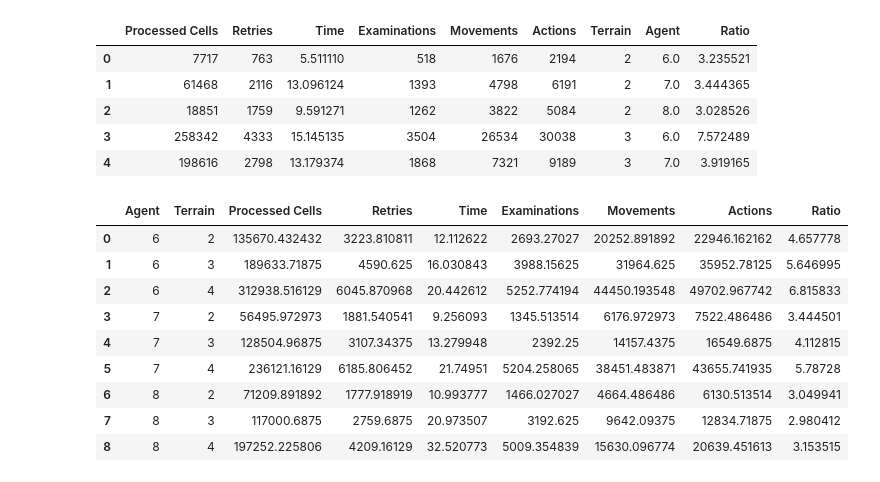
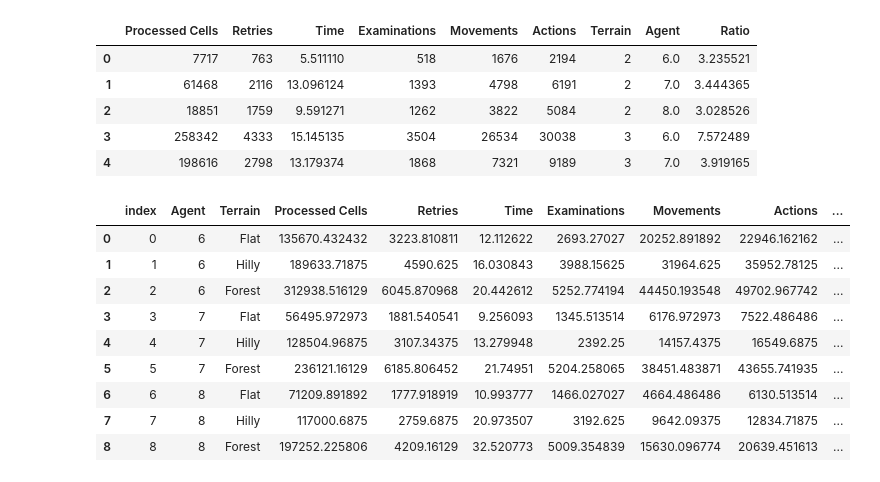
Before and after one commit to advil64/probabilistic-sensing, a Jupyter notebook: test.ipynb, the cells around one changed output. Cells and saved outputs as stored; diff of their text form; code cells hidden in the pictures.

```diff
--- a/test.ipynb
+++ b/test.ipynb
@@ -48,20 +48,22 @@ results_df.to_csv('misc/test_results_terrain3.csv')
 # %%
 results_df = results_df.convert_dtypes()
 grouped_df = results_df.groupby(['Agent', 'Terrain'])
 avg_results_df = grouped_df.mean()
 avg_results_df = avg_results_df.reset_index()
+avg_results_df['Terrain'] = avg_results_df['Terrain'].map({2:'Flat', 3:'Hilly', 4:'Forest'})
+avg_results_df = avg_results_df.reset_index()
 avg_results_df
 # %% [output]
-|  | Agent | Terrain | Processed Cells | Retries | Time | Examinations | Movements | Actions | Ratio |
-| 0 | 6 | 2 | 135670.432432 | 3223.810811 | 12.112622 | 2693.27027 | 20252.891892 | 22946.162162 | 4.657778 |
-| 1 | 6 | 3 | 189633.71875 | 4590.625 | 16.030843 | 3988.15625 | 31964.625 | 35952.78125 | 5.646995 |
-| 2 | 6 | 4 | 312938.516129 | 6045.870968 | 20.442612 | 5252.774194 | 44450.193548 | 49702.967742 | 6.815833 |
-| 3 | 7 | 2 | 56495.972973 | 1881.540541 | 9.256093 | 1345.513514 | 6176.972973 | 7522.486486 | 3.444501 |
-| 4 | 7 | 3 | 128504.96875 | 3107.34375 | 13.279948 | 2392.25 | 14157.4375 | 16549.6875 | 4.112815 |
-| 5 | 7 | 4 | 236121.16129 | 6185.806452 | 21.74951 | 5204.258065 | 38451.483871 | 43655.741935 | 5.78728 |
-| 6 | 8 | 2 | 71209.891892 | 1777.918919 | 10.993777 | 1466.027027 | 4664.486486 | 6130.513514 | 3.049941 |
-| 7 | 8 | 3 | 117000.6875 | 2759.6875 | 20.973507 | 3192.625 | 9642.09375 | 12834.71875 | 2.980412 |
-| 8 | 8 | 4 | 197252.225806 | 4209.16129 | 32.520773 | 5009.354839 | 15630.096774 | 20639.451613 | 3.153515 |
+|  | index | Agent | Terrain | Processed Cells | Retries | Time | Examinations | Movements | Actions | ... |
+| 0 | 0 | 6 | Flat | 135670.432432 | 3223.810811 | 12.112622 | 2693.27027 | 20252.891892 | 22946.162162 | ... |
+| 1 | 1 | 6 | Hilly | 189633.71875 | 4590.625 | 16.030843 | 3988.15625 | 31964.625 | 35952.78125 | ... |
+| 2 | 2 | 6 | Forest | 312938.516129 | 6045.870968 | 20.442612 | 5252.774194 | 44450.193548 | 49702.967742 | ... |
+| 3 | 3 | 7 | Flat | 56495.972973 | 1881.540541 | 9.256093 | 1345.513514 | 6176.972973 | 7522.486486 | ... |
+| 4 | 4 | 7 | Hilly | 128504.96875 | 3107.34375 | 13.279948 | 2392.25 | 14157.4375 | 16549.6875 | ... |
+| 5 | 5 | 7 | Forest | 236121.16129 | 6185.806452 | 21.74951 | 5204.258065 | 38451.483871 | 43655.741935 | ... |
+| 6 | 6 | 8 | Flat | 71209.891892 | 1777.918919 | 10.993777 | 1466.027027 | 4664.486486 | 6130.513514 | ... |
+| 7 | 7 | 8 | Hilly | 117000.6875 | 2759.6875 | 20.973507 | 3192.625 | 9642.09375 | 12834.71875 | ... |
+| 8 | 8 | 8 | Forest | 197252.225806 | 4209.16129 | 32.520773 | 5009.354839 | 15630.096774 | 20639.451613 | ... |
 # %%
 agent_6_df = results_df[(results_df.Agent == 6)]
 agent_7_df = results_df[(results_df.Agent == 7)]
```
Also changed, not shown: parts of 1 cell of this notebook, 1 other file.
